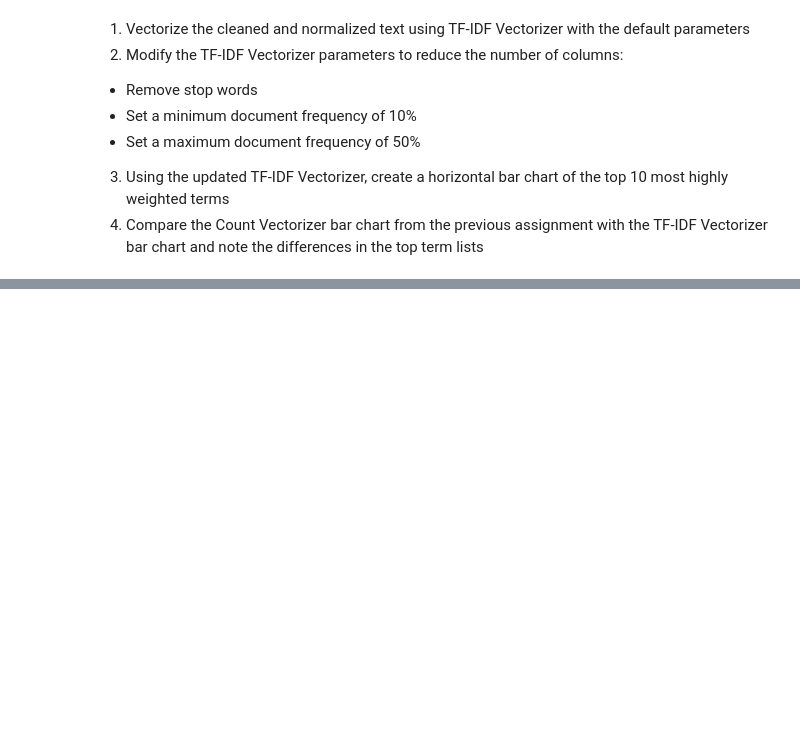
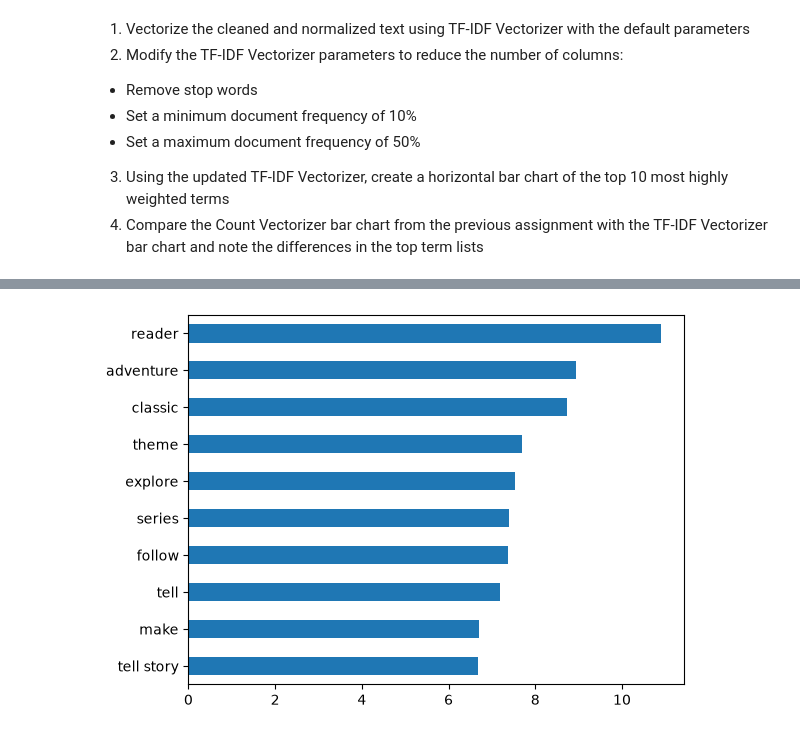
Before and after one commit to caua-teodoro/Natural-Language-Processing, a Jupyter notebook: 01-Text-Preprocessing/assignments.ipynb, the cells around one changed output, grey strips where cells are left out. Saved outputs shown, nothing was run; the diff lists cells and outputs as text; code cells hidden in the pictures; blank space fills up the shorter version.

```diff
--- a/01-Text-Preprocessing/assignments.ipynb
+++ b/01-Text-Preprocessing/assignments.ipynb
@@ -91,0 +191,4 @@ Name: Description_Clean, dtype: str
+# %%
+tv = TfidfVectorizer(stop_words='english', ngram_range=(1, 2), min_df=.1, max_df=.5)
+tfidf = tv.fit_transform(text_clean)
+tfidf_df = pd.DataFrame(tfidf.toarray(), columns=tv.get_feature_names_out())
@@ -91,0 +211,4 @@ Name: Description_Clean, dtype: str
+# %%
+tfidf_df.sum().sort_values()[-10:].plot(kind='barh');
+# %% [output]
+[figure, added]
```
Also changed, not shown: parts of 19 cells of this notebook, 2 other files.
